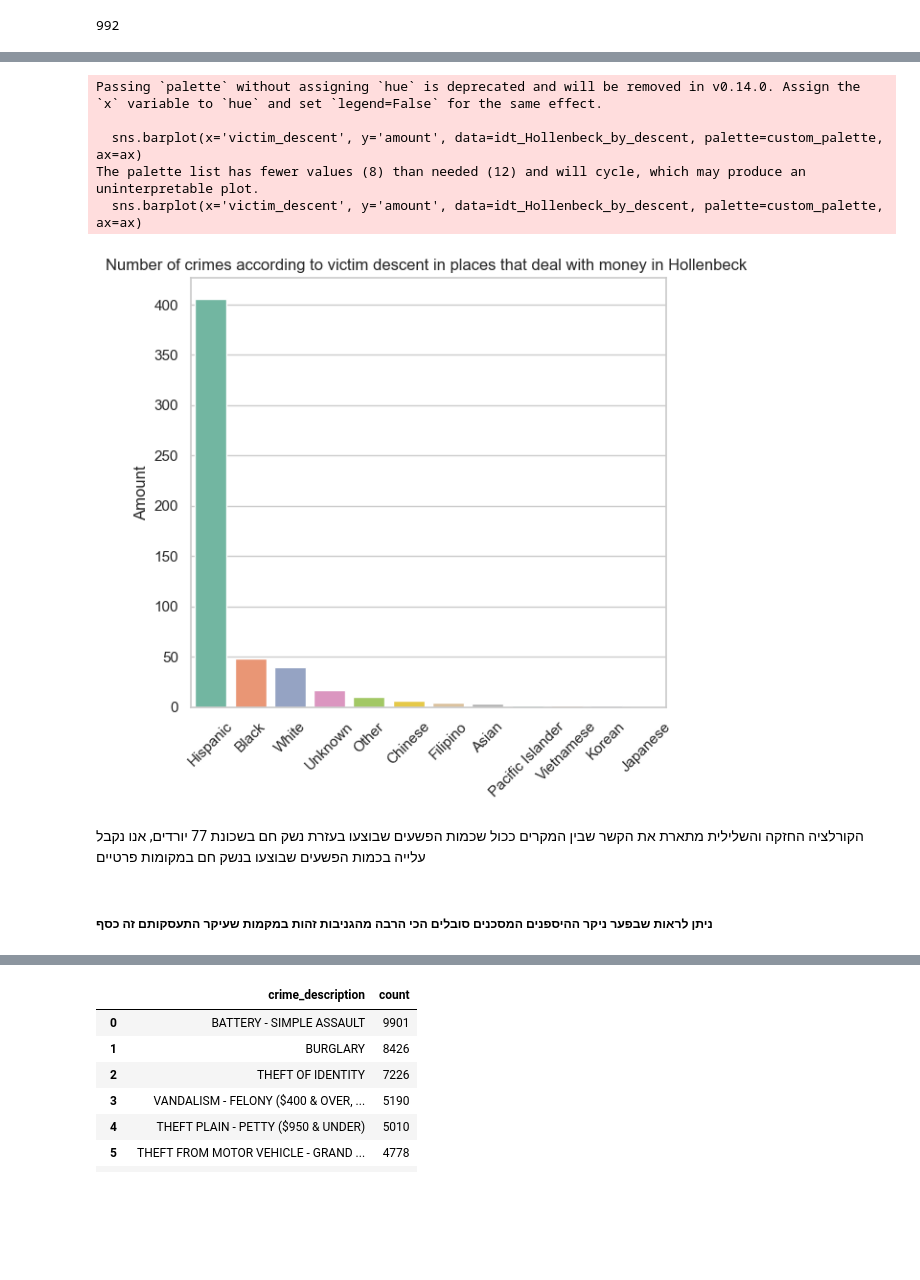
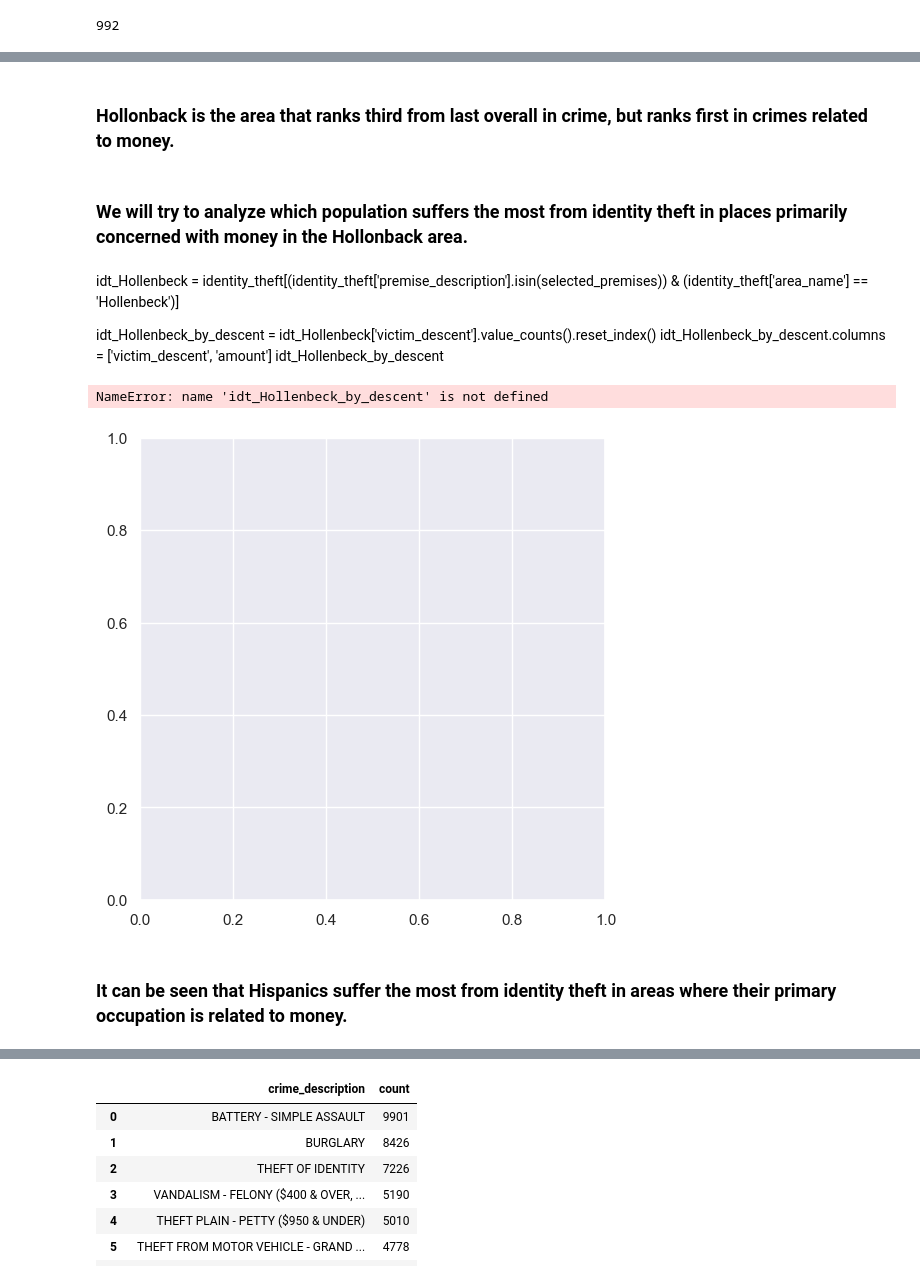
Before and after one commit to BareLevi/Data_Analysis_Final_Project, a Jupyter notebook: Ella_Tomer_bBarel_project_updated.ipynb, the cells around one changed output, grey strips where cells are left out. Drawn from its saved outputs; the diff is of its cells as text; code cells hidden in the pictures; blank space fills up the shorter version.

```diff
--- a/Ella_Tomer_bBarel_project_updated.ipynb
+++ b/Ella_Tomer_bBarel_project_updated.ipynb
@@ -605,4 +773,0 @@ Passing `palette` without assigning `hue` is deprecated and will be removed in v
-# %%
-idt_Hollenbeck = identity_theft[(identity_theft['premise_description'].isin(selected_premises)) & (identity_theft['area_name'] == 'Hollenbeck')]
-idt_Hollenbeck_by_descent = idt_Hollenbeck['victim_descent'].value_counts().reset_index()
-idt_Hollenbeck_by_descent.columns = ['victim_descent', 'amount']
@@ -609,27 +801,32 @@ idt_Hollenbeck_by_descent.columns = ['victim_descent', 'amount']
+# %% [markdown]
+### Hollonback is the area that ranks third from last overall in crime, but ranks first in crimes related to money.
+# %% [markdown]
+### We will try to analyze which population suffers the most from identity theft in places primarily concerned with money in the Hollonback area.
+# %% [markdown]
+idt_Hollenbeck = identity_theft[(identity_theft['premise_description'].isin(selected_premises)) & (identity_theft['area_name'] == 'Hollenbeck')]
+
+
+idt_Hollenbeck_by_descent = idt_Hollenbeck['victim_descent'].value_counts().reset_index()
+idt_Hollenbeck_by_descent.columns = ['victim_descent', 'amount']
+idt_Hollenbeck_by_descent
 # %%
 custom_palette = sns.color_palette("Set2")
 
 fig, ax = plt.subplots(figsize=(6, 6))
 
 # Bar plot with the custom color palette
 sns.barplot(x='victim_descent', y='amount', data=idt_Hollenbeck_by_descent, palette=custom_palette, ax=ax)
 
 ax.set_title("Number of crimes according to victim descent in places that deal with money in Hollenbeck ")
-ax.set_xlabel("")
+ax.set_xlabel("Victim Descent")
 ax.set_ylabel("Amount")
 ax.set_xticklabels(ax.get_xticklabels(), rotation=45)
 
 plt.tight_layout()
 plt.show()
 # %% [output]
-Passing `palette` without assigning `hue` is deprecated and will be removed in v0.14.0. Assign the `x` variable to `hue` and set `legend=False` for the same effect.
-
-  sns.barplot(x='victim_descent', y='amount', data=idt_Hollenbeck_by_descent, palette=custom_palette, ax=ax)
-The palette list has fewer values (8) than needed (12) and will cycle, which may produce an uninterpretable plot.
-  sns.barplot(x='victim_descent', y='amount', data=idt_Hollenbeck_by_descent, palette=custom_palette, ax=ax)
+NameError: name 'idt_Hollenbeck_by_descent' is not defined
-[figure, old version]
+[figure, new version]
-# %% [markdown]
-הקורלציה החזקה והשלילית מתארת את הקשר שבין המקרים ככול שכמות הפשעים שבוצעו בעזרת נשק חם בשכונת 77 יורדים, אנו נקבל עלייה בכמות הפשעים שבוצעו בנשק חם במקומות פרטיים
-# %% [markdown]
-##### ניתן לראות שבפער ניקר ההיספנים המסכנים סובלים הכי הרבה מהגניבות זהות במקמות  שעיקר התעסקותם זה כסף
+# %% [markdown]
+### It can be seen that Hispanics suffer the most from identity theft in areas where their primary occupation is related to money.
 # %%
```
Also changed, not shown: parts of 117 cells of this notebook.
